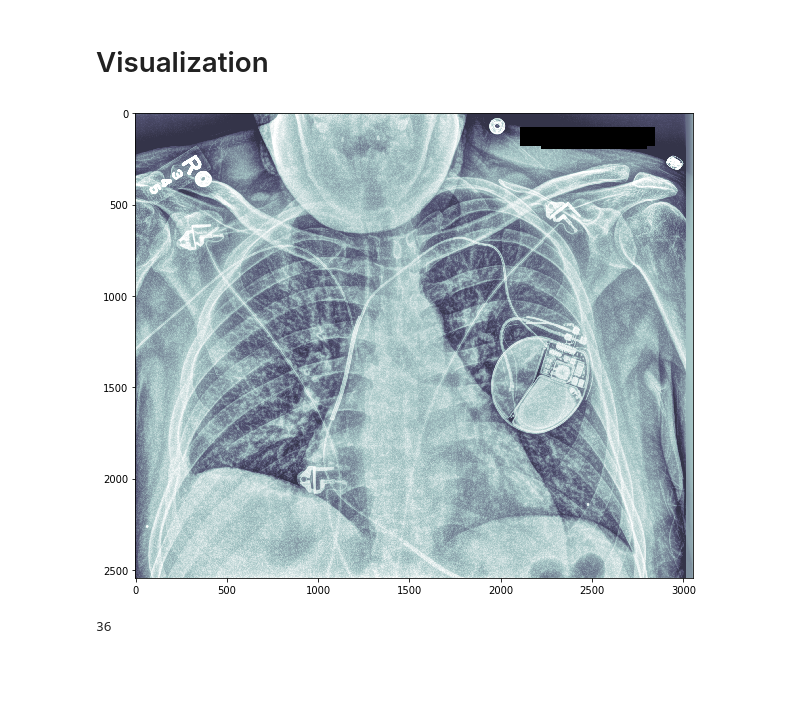
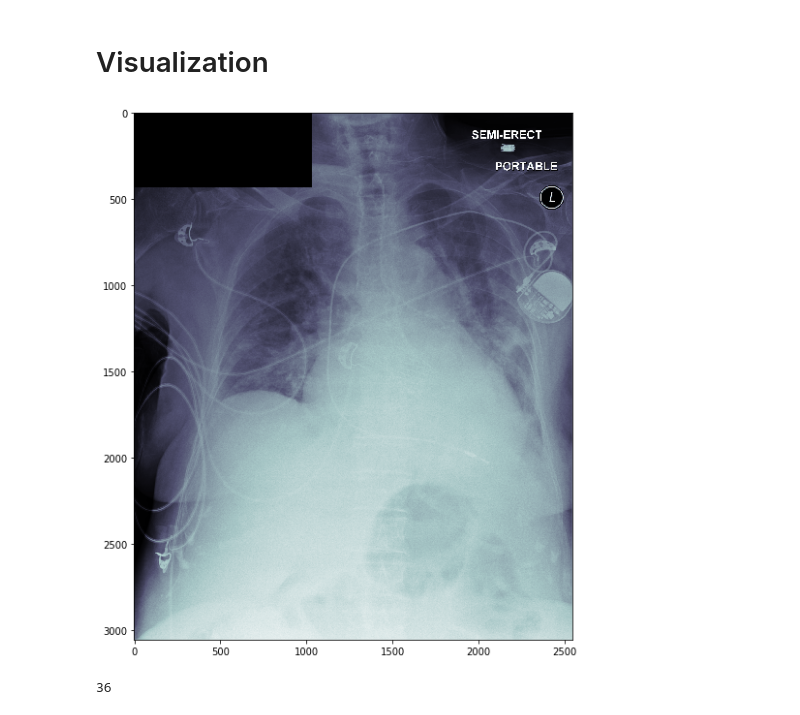
Before and after one commit to liandrea4/pacemaker, a Jupyter notebook: visualization.ipynb, the cells around one changed output. Drawn from its saved outputs; the diff is of its cells as text; code cells hidden in the pictures; blank space fills up the shorter version.

Commit message:
Add to visualization

```diff
--- a/visualization.ipynb
+++ b/visualization.ipynb
@@ -28,15 +28,15 @@ with open(data_filepath + "clipnum_with_pacemaker.txt", 'r') as f:
 with open('data/patientid_with_pacemaker.json', 'w') as f:
     json.dump(patients_with_pacemaker, f)
 # %%
-patient_id = 1769148
-filename = "1769148/5906213-2133-11-25-0236-ANTERO-POSTERIOR.dcm"
+patient_id = 2525839
+filename = "5983771-2197-03-07-0458-ANTERO-POSTERIOR.dcm"
 dc = dicom.read_file(img_filepath + str(patient_id) + "/" + filename)
 
 plt.figure(figsize=[10,10])
 plt.imshow(dc.pixel_array, cmap=pylab.cm.bone)
 plt.show()
 # %% [output]
-[figure, old version]
+[figure, new version]
 # %%
 print len(set(patients_with_pacemaker))
 # %% [output]
```
